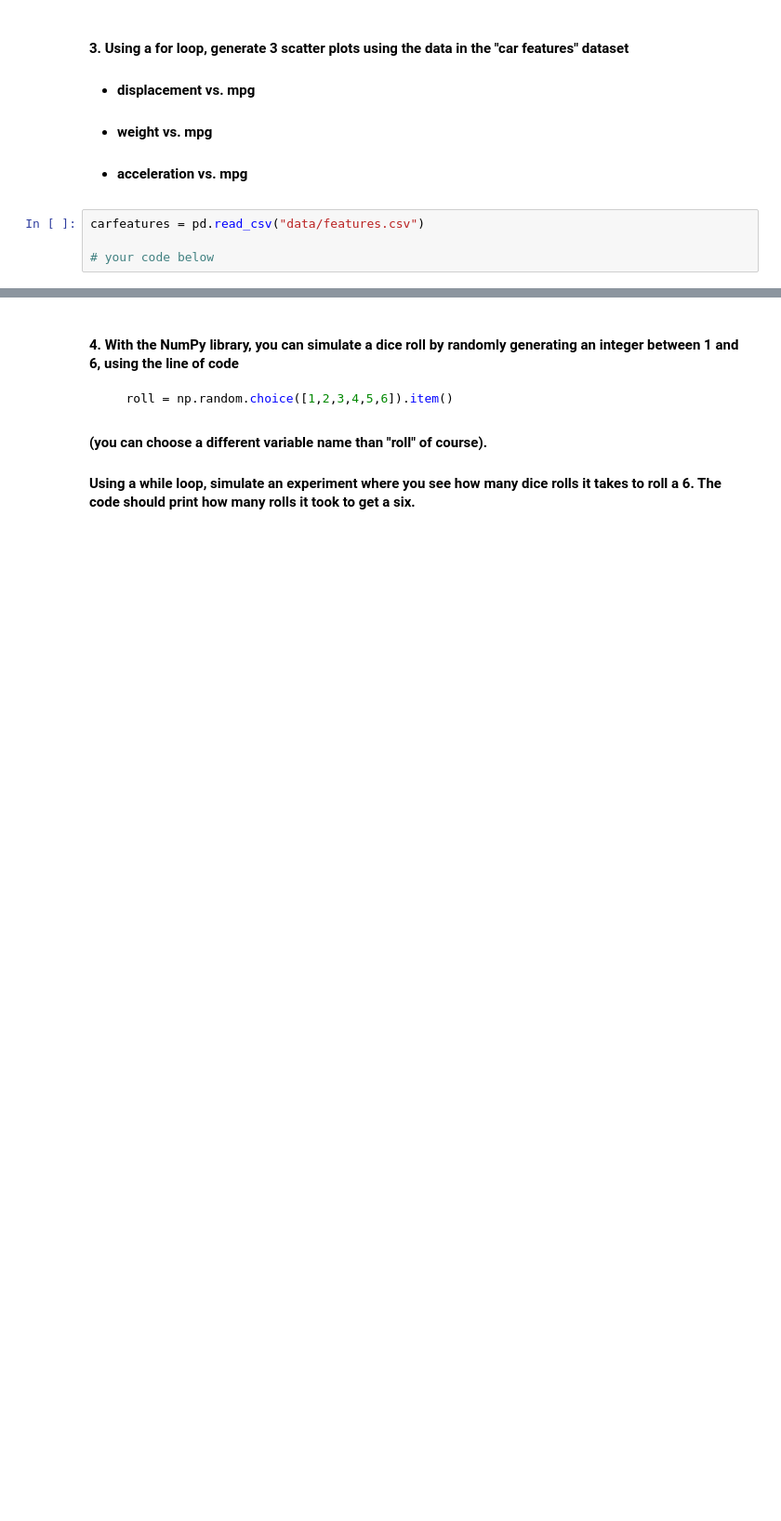
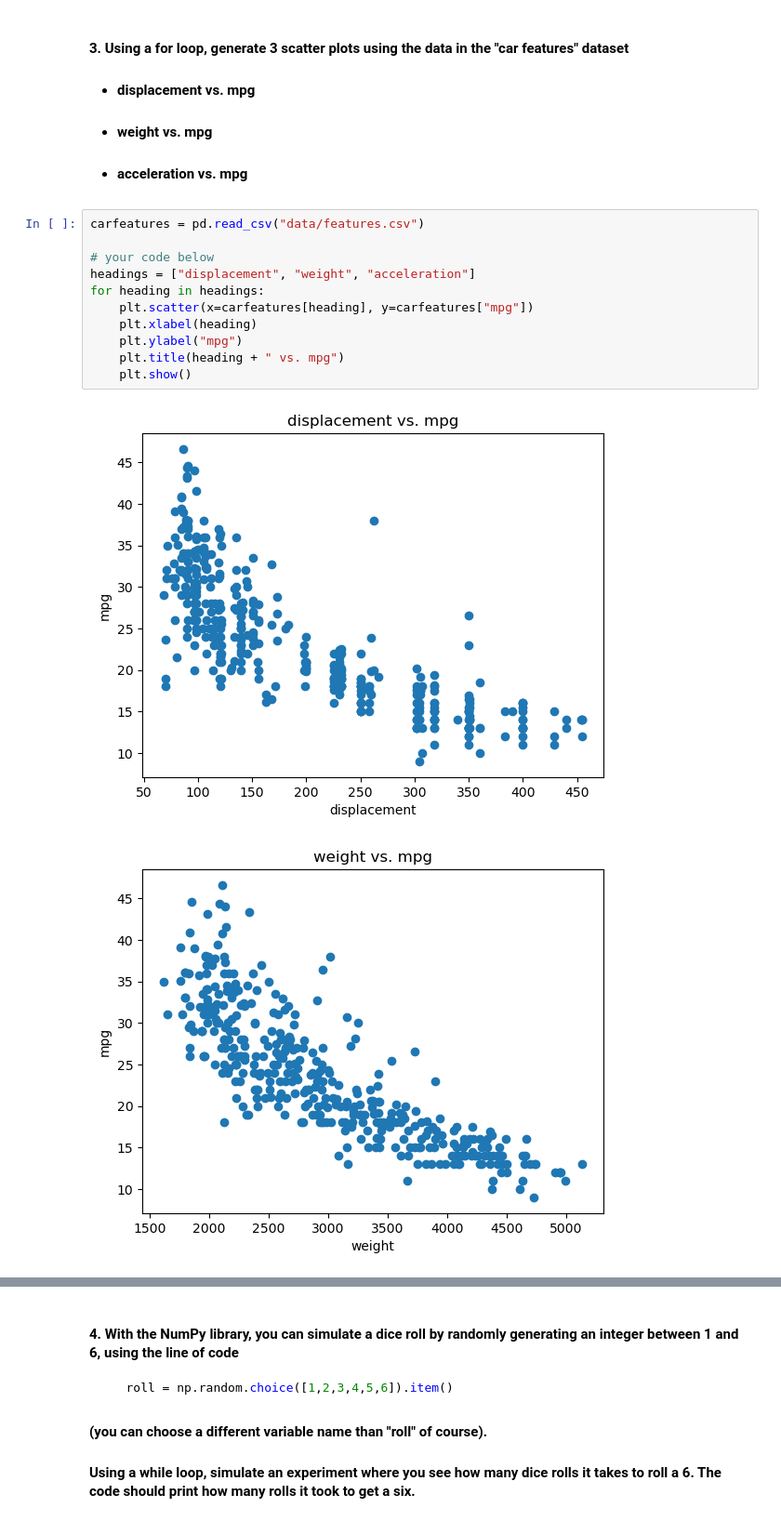
Before and after one commit to JillianKoenig/qtm151fall2025, a Jupyter notebook: Lecture_07 - loops/Lecture7 copy.ipynb, the cells around one changed output, grey strips where cells are left out. Shown at 93% size. Saved outputs shown, nothing was run; the diff lists cells and outputs as text; blank space fills up the shorter version.

```diff
--- a/Lecture_07 - loops/Lecture7 copy.ipynb
+++ b/Lecture_07 - loops/Lecture7 copy.ipynb
@@ -418,4 +430,14 @@ n = 31 # run this cell with other positive integers
 # %%
 carfeatures = pd.read_csv("data/features.csv")
 
 # your code below
+headings = ["displacement", "weight", "acceleration"]
+for heading in headings:
+    plt.scatter(x=carfeatures[heading], y=carfeatures["mpg"])
+    plt.xlabel(heading)
+    plt.ylabel("mpg")
+    plt.title(heading + " vs. mpg")
+    plt.show()
+# %% [output]
+[figure, added]
+[figure, added]
```
Also changed, not shown: parts of 6 cells of this notebook.
